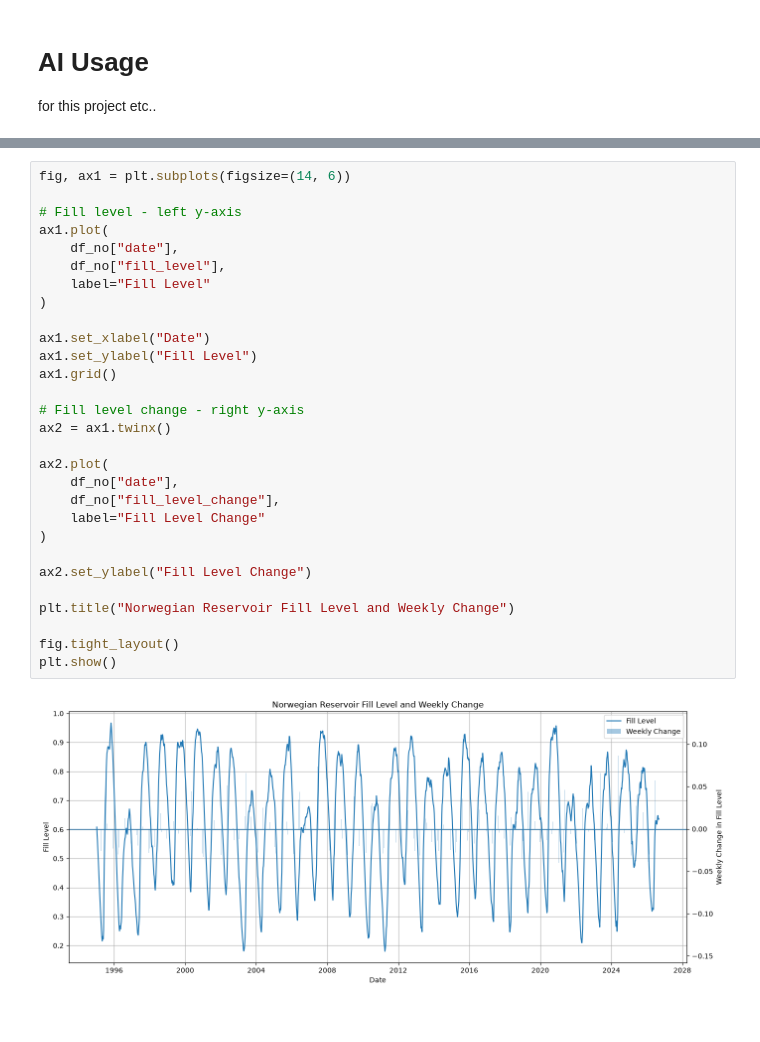
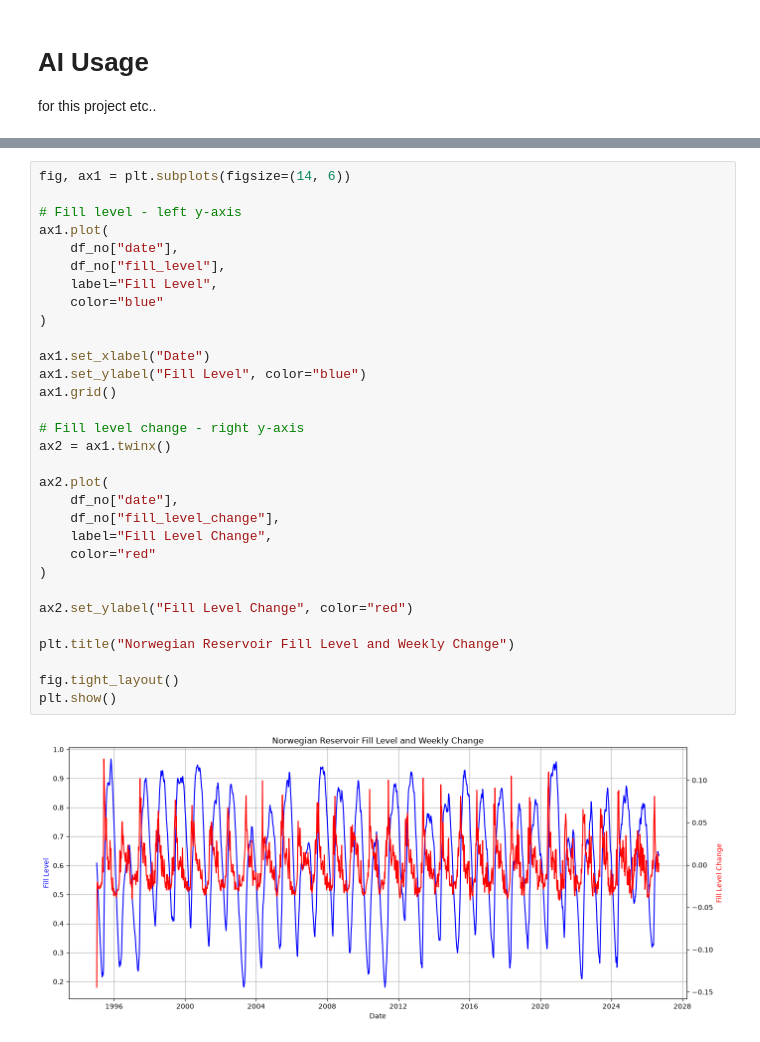
Before and after one commit to magloev/magloevIND320, a Jupyter notebook: notebooks/Task1.ipynb, the cells around one changed output, grey strips where cells are left out. Drawn from its saved outputs; the diff is of its cells as text.

Commit message:
Final adjustments to the plotting with date sliders

```diff
--- a/notebooks/Task1.ipynb
+++ b/notebooks/Task1.ipynb
@@ -85,31 +103,33 @@ plt.show()
 # %%
 fig, ax1 = plt.subplots(figsize=(14, 6))
 
 # Fill level - left y-axis
 ax1.plot(
     df_no["date"],
     df_no["fill_level"],
-    label="Fill Level"
+    label="Fill Level",
+    color="blue"
 )
 
 ax1.set_xlabel("Date")
-ax1.set_ylabel("Fill Level")
+ax1.set_ylabel("Fill Level", color="blue")
 ax1.grid()
 
 # Fill level change - right y-axis
 ax2 = ax1.twinx()
 
 ax2.plot(
     df_no["date"],
     df_no["fill_level_change"],
-    label="Fill Level Change"
+    label="Fill Level Change",
+    color="red"
 )
 
-ax2.set_ylabel("Fill Level Change")
+ax2.set_ylabel("Fill Level Change", color="red")
 
 plt.title("Norwegian Reservoir Fill Level and Weekly Change")
 
 fig.tight_layout()
 plt.show()
 # %% [output]
-[figure, old version]
+[figure, new version]
```
Also changed, not shown: parts of 4 cells of this notebook, 4 other files.
